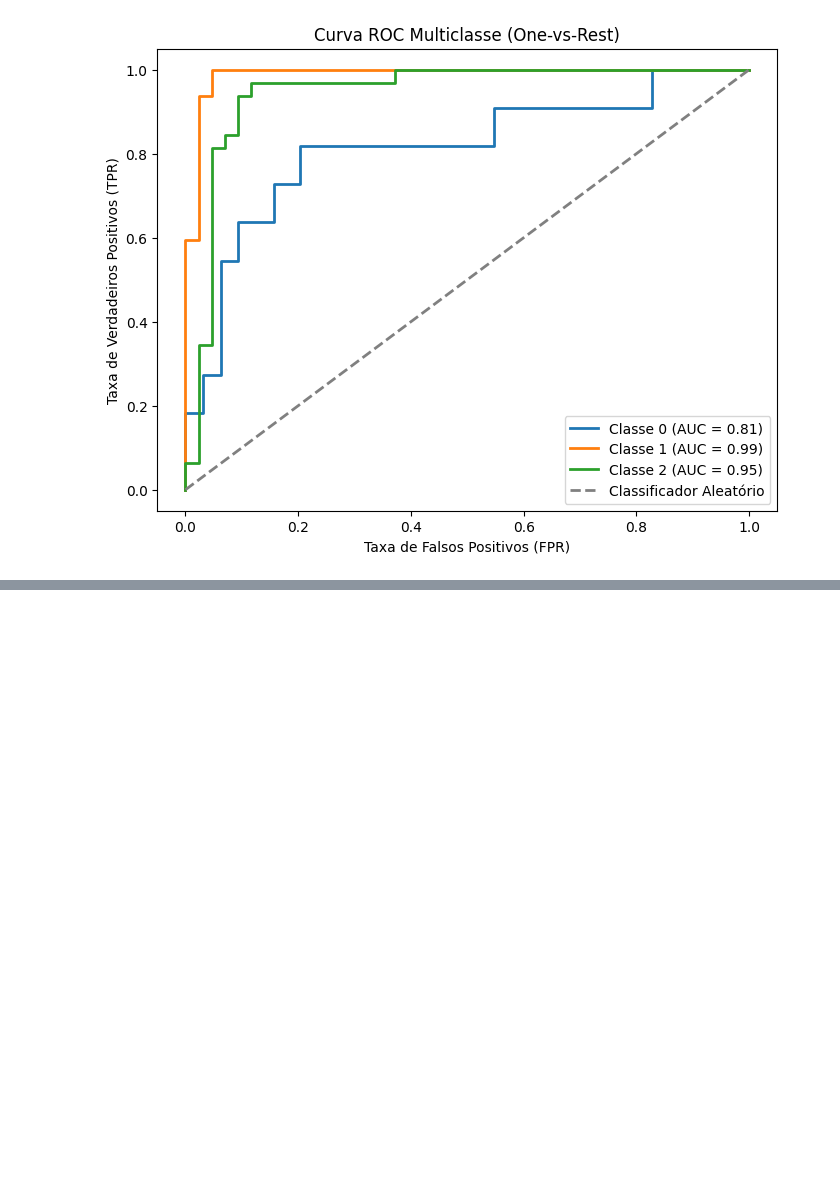
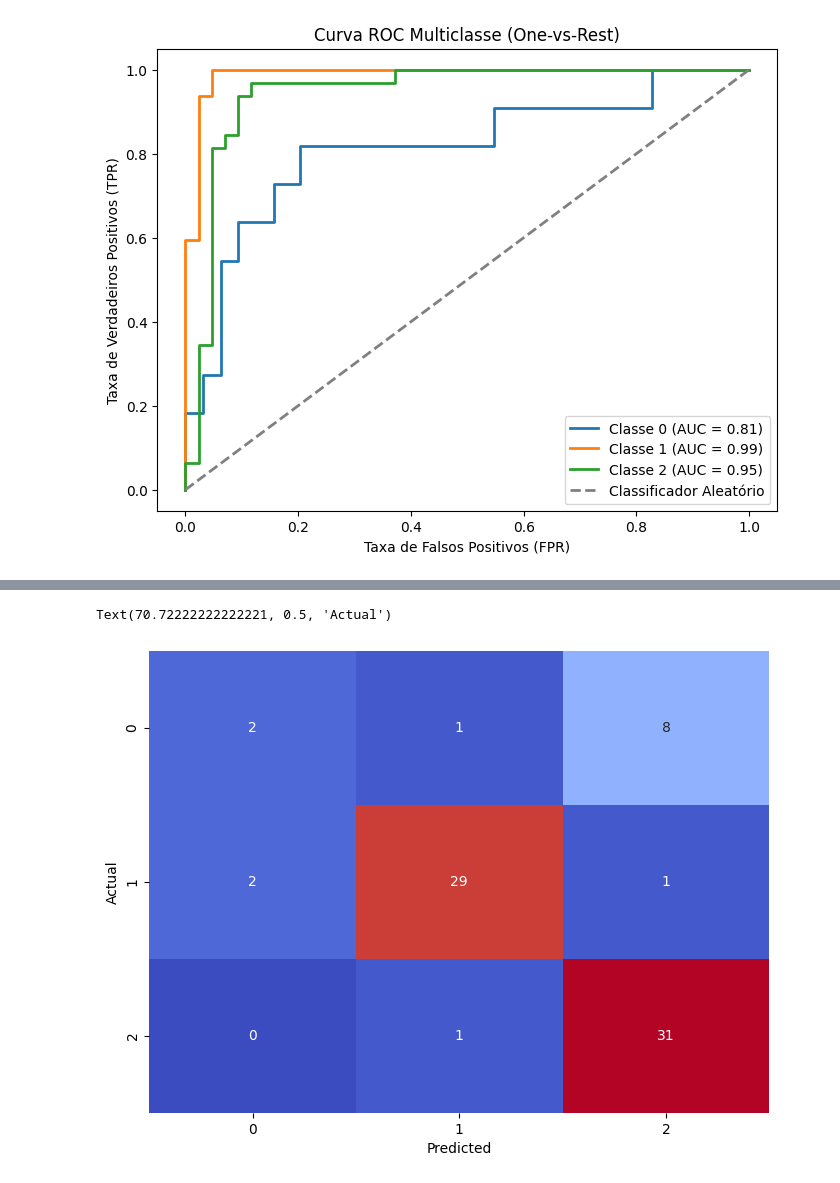
Before and after one commit to MacielMiguel/Quantum-Computing, a Jupyter notebook: alzheimer_classic.ipynb, the cells around one changed output, grey strips where cells are left out. Saved outputs shown, nothing was run; the diff lists cells and outputs as text; code cells hidden in the pictures; blank space fills up the shorter version.

Commit message:
Adição do Neurosymbolic

```diff
--- a/alzheimer_classic.ipynb
+++ b/alzheimer_classic.ipynb
@@ -365,0 +411,11 @@ F1: 0.8300784750912629
+# %%
+def symbolic_rules(row):
+    if row['MMSE'] < 24:
+        return 2
+    if row['CDR'] > 0.5:
+        return 1
+    if row['Age'] > 65 and row['MMSE'] < 20:
+        return 1
+    if row['nWBV'] < 0.7 and row['ASF'] > 1.1:
+        return 1
+    return 2
@@ -365,0 +438,24 @@ F1: 0.8300784750912629
+# %%
+y2 = df_orig['Group']
+X2 = df_orig.drop('Group', axis=1)
+
+X_train2, X_test2, y_train2, y_test2 = train_test_split(X2, y2, test_size=0.2, random_state=42)
+
+results_neuro = X_test.apply(lambda row: neuro_diagnosis(row, model), axis=1)
+results_symbolic = X_test2.apply(lambda row: symbolic_diagnosis(row), axis=1)
+
+results_neuro = results_neuro.dropna()
+results_symbolic = results_symbolic.dropna()
+
+y_pred = []
+
+print(f"Resultados neurais: {results_neuro}")
+print(f"Resultados simbólicos: {results_symbolic}")
+
+results_symbolic = results_symbolic.reindex(results_neuro.index)
+
+for idx in results_neuro.index:
+    y_pred.append(ensemble_diagnosis(results_neuro[idx], results_symbolic[idx]))
+
+# Avaliação do modelo ensemble
+print(f"Valor das métricas do classification_report:\n{metrics.classification_report(y_test, y_pred)}")
@@ -365,0 +480,9 @@ F1: 0.8300784750912629
+# %%
+confusion_matrix = metrics.confusion_matrix(y_test, y_pred)
+plt.figure(figsize=(8, 6))
+sns.heatmap(confusion_matrix, annot=True, cmap='coolwarm', fmt='d', cbar=False)
+plt.xlabel('Predicted')
+plt.ylabel('Actual')
+# %% [output]
+Text(70.72222222222221, 0.5, 'Actual')
+[figure, added]
```
Also changed, not shown: parts of 8 cells of this notebook.
